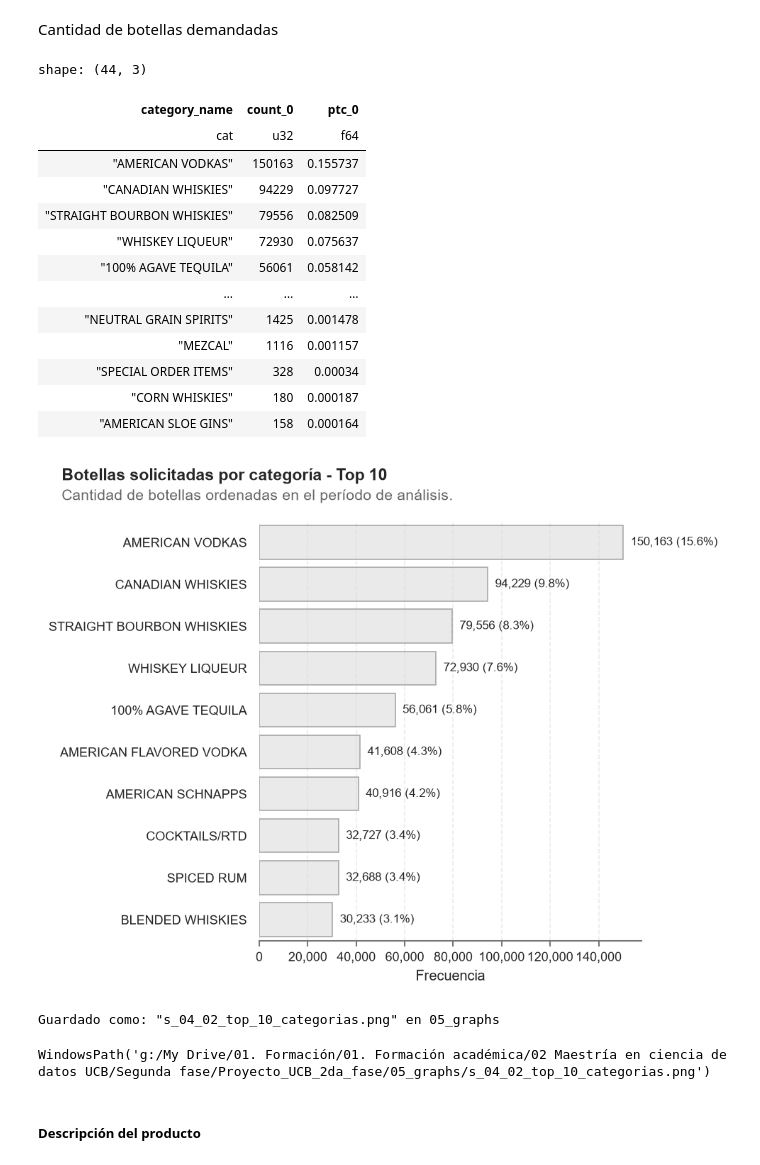
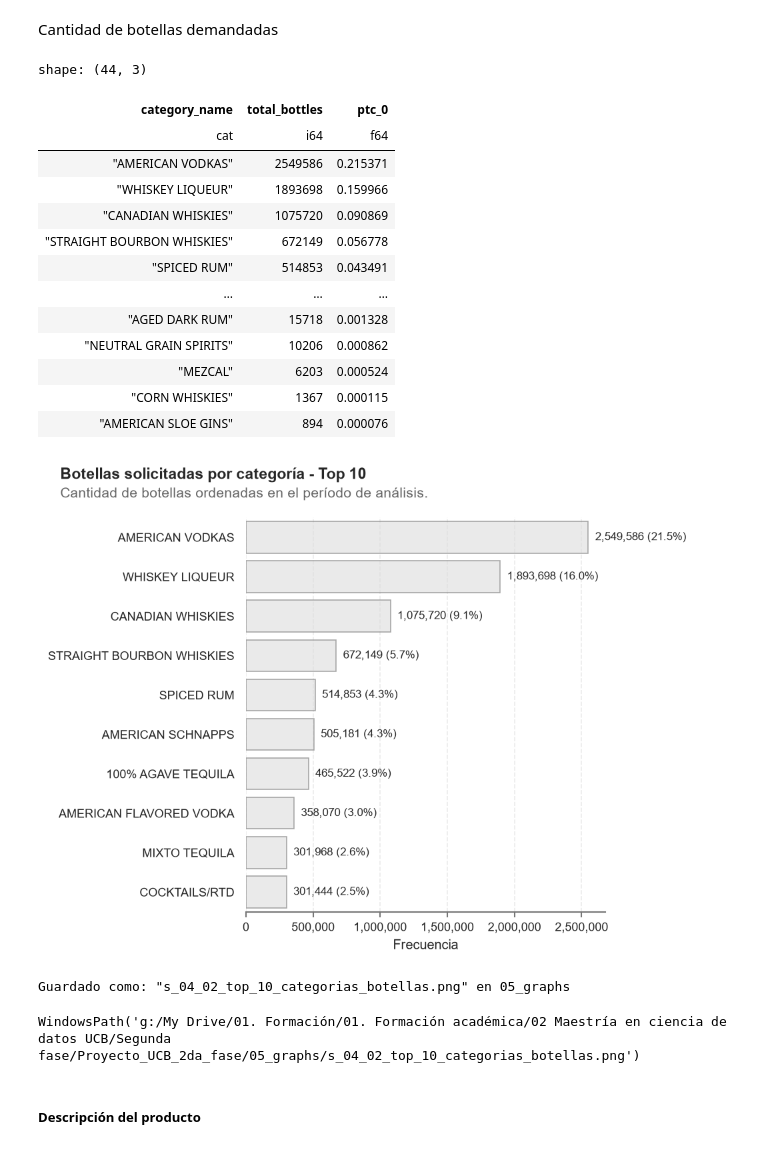
Before and after one commit to charliebrown007/Proyecto_UCB_2da_fase, a Jupyter notebook: 03_scripts/s_04_Fase_02.ipynb, the cells around one changed output. Saved outputs shown, nothing was run; the diff lists cells and outputs as text; code cells hidden in the pictures.

```diff
--- a/03_scripts/s_04_Fase_02.ipynb
+++ b/03_scripts/s_04_Fase_02.ipynb
@@ -110,39 +111,40 @@ WindowsPath('g:/My Drive/01. Formación/01. Formación académica/02 Maestría e
 Cantidad de botellas demandadas
 # %%
 ( df_01
-    .get_column('category_name')
-    .value_counts(name = 'count_0', sort = True)
-    .with_columns((pl.col('count_0') / pl.sum('count_0')).alias('ptc_0'))
-    .sort( by = ['count_0'], descending = [True] )
+    .group_by('category_name')
+    .agg(pl.sum('sales_bottles').alias('total_bottles'))
+    .with_columns((pl.col('total_bottles') / pl.sum('total_bottles')).alias('ptc_0'))
+    .sort( by = ['total_bottles'], descending = [True])
     )
 # %% [output]
 shape: (44, 3)
-| category_name | count_0 | ptc_0 |
-| cat | u32 | f64 |
-| "AMERICAN VODKAS" | 150163 | 0.155737 |
-| "CANADIAN WHISKIES" | 94229 | 0.097727 |
-| "STRAIGHT BOURBON WHISKIES" | 79556 | 0.082509 |
-| "WHISKEY LIQUEUR" | 72930 | 0.075637 |
-| "100% AGAVE TEQUILA" | 56061 | 0.058142 |
+| category_name | total_bottles | ptc_0 |
+| cat | i64 | f64 |
+| "AMERICAN VODKAS" | 2549586 | 0.215371 |
+| "WHISKEY LIQUEUR" | 1893698 | 0.159966 |
+| "CANADIAN WHISKIES" | 1075720 | 0.090869 |
+| "STRAIGHT BOURBON WHISKIES" | 672149 | 0.056778 |
+| "SPICED RUM" | 514853 | 0.043491 |
 | … | … | … |
-| "NEUTRAL GRAIN SPIRITS" | 1425 | 0.001478 |
-| "MEZCAL" | 1116 | 0.001157 |
-| "SPECIAL ORDER ITEMS" | 328 | 0.00034 |
-| "CORN WHISKIES" | 180 | 0.000187 |
-| "AMERICAN SLOE GINS" | 158 | 0.000164 |
+| "AGED DARK RUM" | 15718 | 0.001328 |
+| "NEUTRAL GRAIN SPIRITS" | 10206 | 0.000862 |
+| "MEZCAL" | 6203 | 0.000524 |
+| "CORN WHISKIES" | 1367 | 0.000115 |
+| "AMERICAN SLOE GINS" | 894 | 0.000076 |
 # %%
 fn_01.plot_cat_function_01(
     df_param = df_01,
     column_param = 'category_name',
+    calculate_param = 'sum_bottles',
     top_param = 10,
     suptitle_param = 'Botellas solicitadas por categoría - Top 10',
     text_param = 'Cantidad de botellas ordenadas en el período de análisis.',
-    file_param = 's_04_02_top_10_categorias.png',
+    file_param = 's_04_02_top_10_categorias_botellas.png',
     show_param = True )
 # %% [output]
-[figure, old version]
+[figure, new version]
-Guardado como: "s_04_02_top_10_categorias.png" en 05_graphs
+Guardado como: "s_04_02_top_10_categorias_botellas.png" en 05_graphs
-WindowsPath('g:/My Drive/01. Formación/01. Formación académica/02 Maestría en ciencia de datos UCB/Segunda fase/Proyecto_UCB_2da_fase/05_graphs/s_04_02_top_10_categorias.png')
+WindowsPath('g:/My Drive/01. Formación/01. Formación académica/02 Maestría en ciencia de datos UCB/Segunda fase/Proyecto_UCB_2da_fase/05_graphs/s_04_02_top_10_categorias_botellas.png')
 # %% [markdown]
 <h5 style="font-weight: bold">Descripción del producto</h5>
 # %%
```
Also changed, not shown: parts of 4 cells of this notebook, 8 other files.
